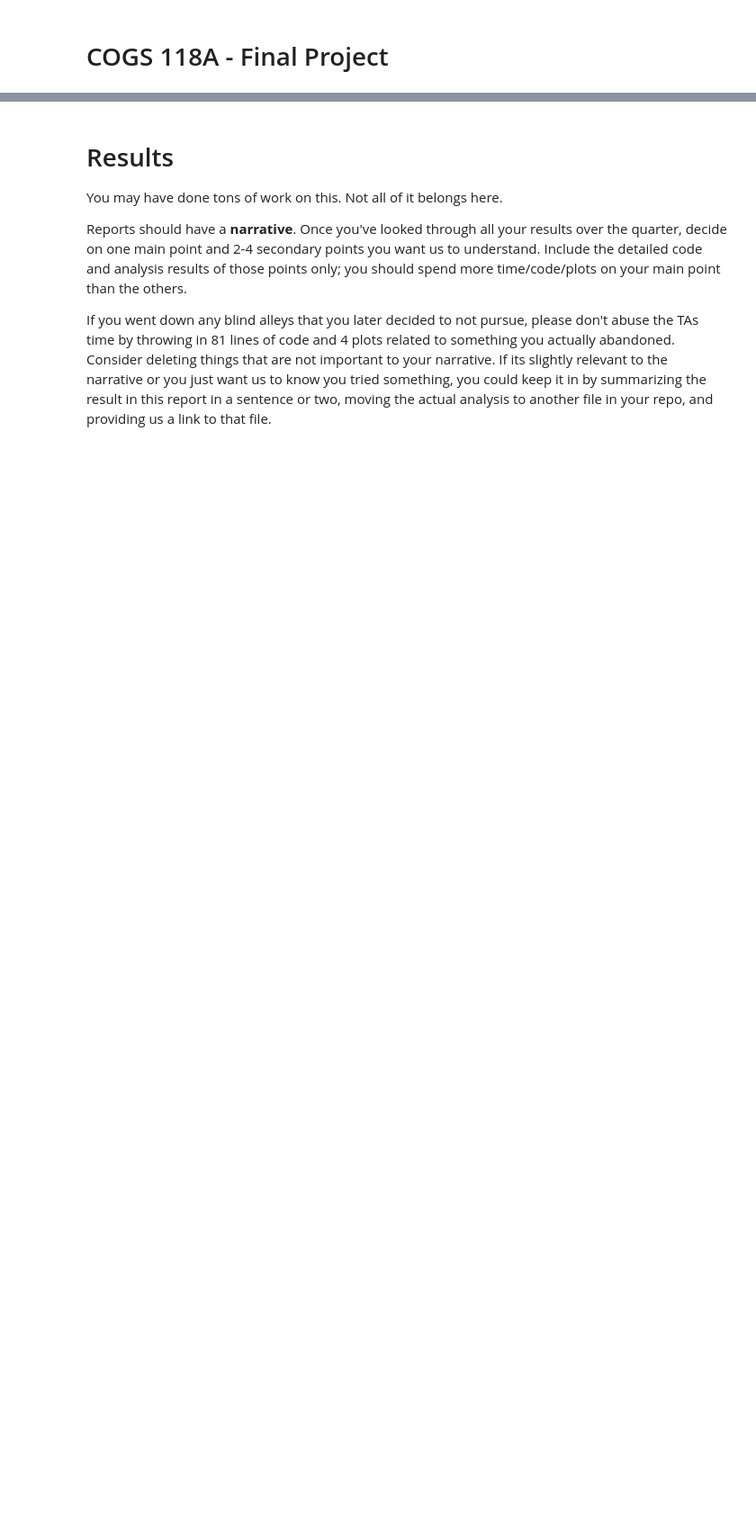
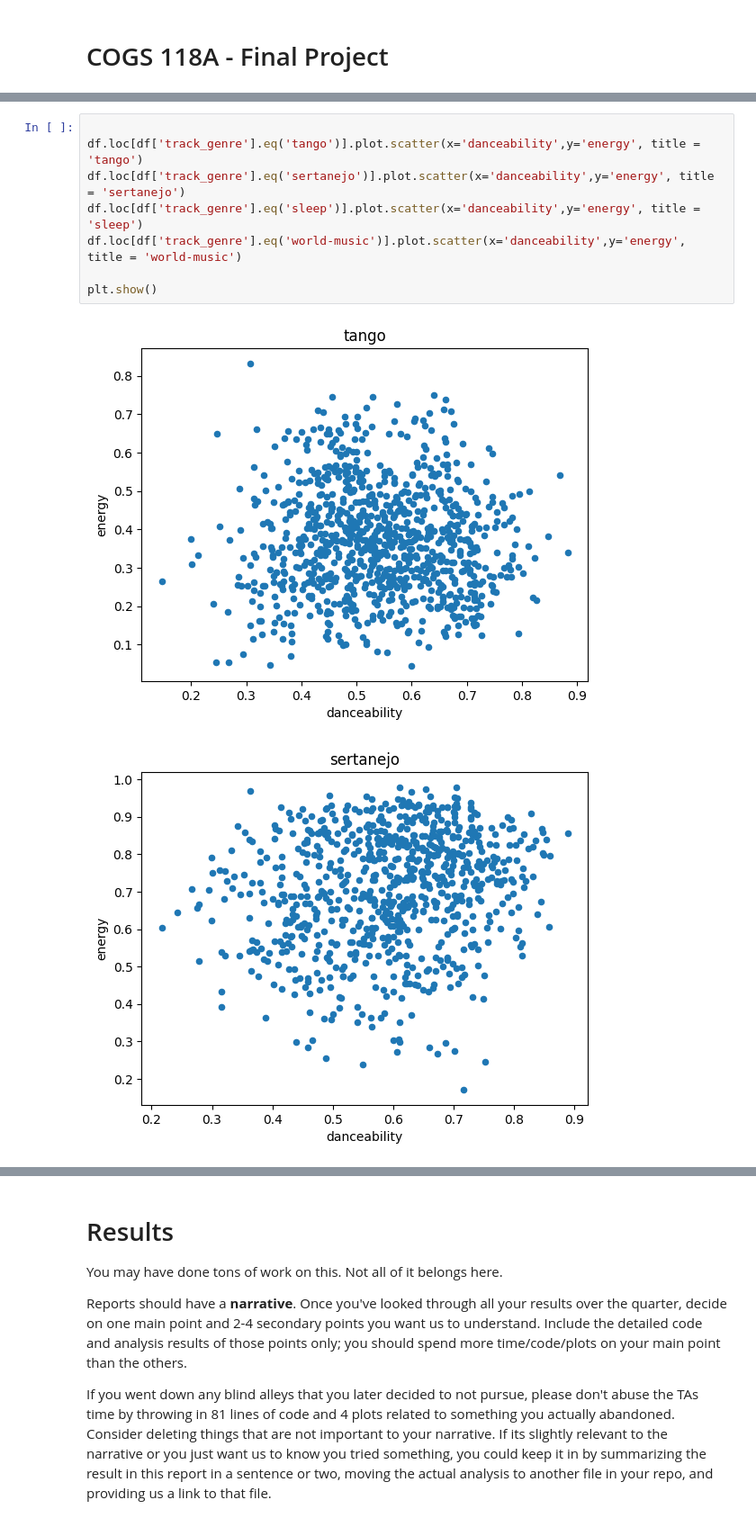
Before and after one commit to COGS118A/Group025-Wi23, a Jupyter notebook: FinalProjectGroup025-Wi23.ipynb, the cells around one changed output, grey strips where cells are left out. Shown at 90% size. Drawn from its saved outputs; the diff is of its cells as text; blank space fills up the shorter version.

```diff
--- a/FinalProjectGroup025-Wi23.ipynb
+++ b/FinalProjectGroup025-Wi23.ipynb
@@ -57,0 +263,11 @@ Propose at least one evaluation metric that can be used to quantify the performa
+# %%
+
+df.loc[df['track_genre'].eq('tango')].plot.scatter(x='danceability',y='energy', title = 'tango')
+df.loc[df['track_genre'].eq('sertanejo')].plot.scatter(x='danceability',y='energy', title = 'sertanejo')
+df.loc[df['track_genre'].eq('sleep')].plot.scatter(x='danceability',y='energy', title = 'sleep')
+df.loc[df['track_genre'].eq('world-music')].plot.scatter(x='danceability',y='energy', title = 'world-music')
+
+plt.show()
+# %% [output]
+[figure, added]
+[figure, added]
```
Also changed, not shown: parts of 57 cells of this notebook, 2 other files.
